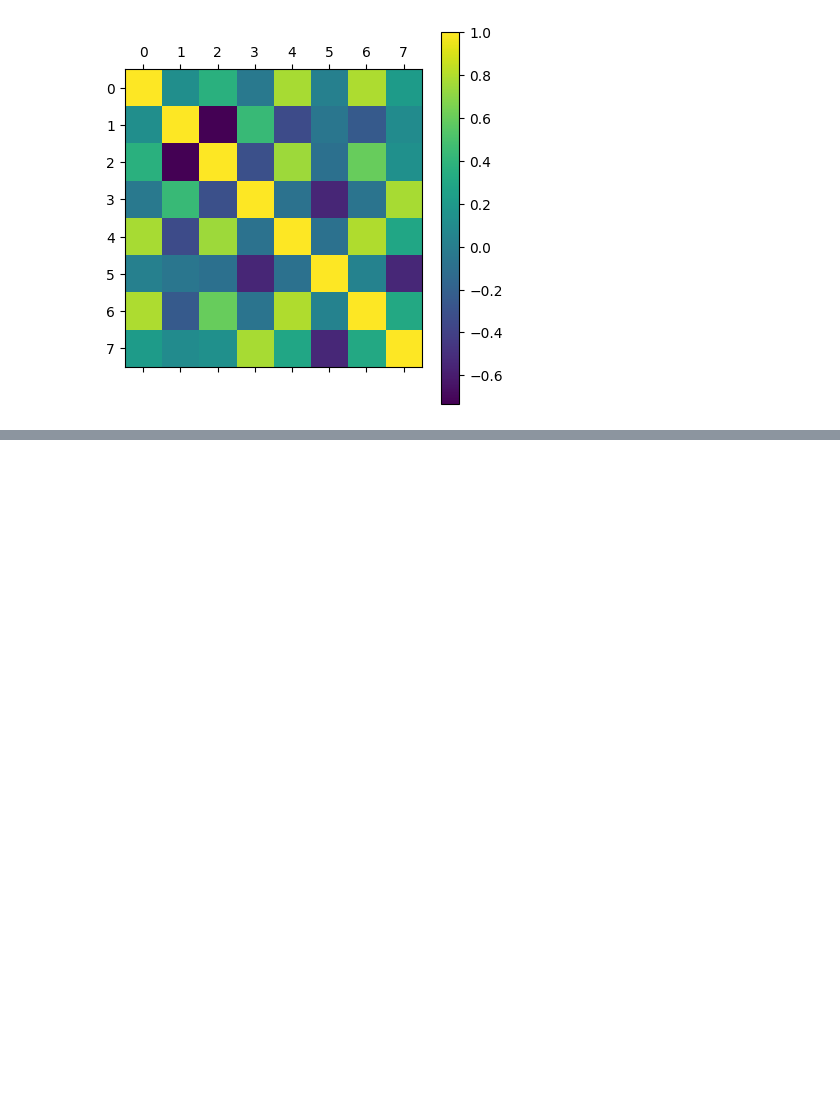
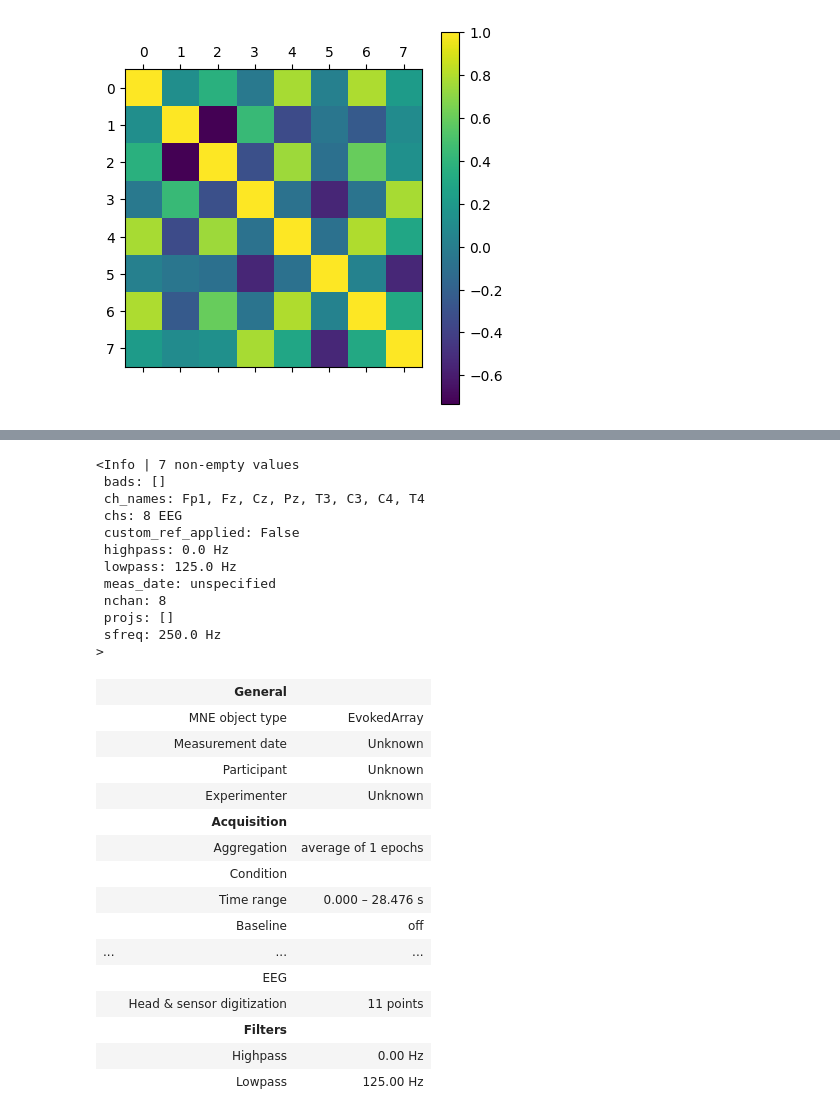
Before and after one commit to nargesyaghoubi/NeuroSignal, a Jupyter notebook: Visualisation.ipynb, the cells around one changed output, grey strips where cells are left out. Saved outputs shown, nothing was run; the diff lists cells and outputs as text; code cells hidden in the pictures; blank space fills up the shorter version.

Commit message:
add MNE library

```diff
--- a/Visualisation.ipynb
+++ b/Visualisation.ipynb
@@ -227,0 +232,47 @@ plt.show()
+# %%
+"""
+Here we make prearation to convert our dataset to MNE library format
+"""
+data_after_band_pass_filter = np.array(eeg_data_filtered)
+data_after_band_pass_filter = data_after_band_pass_filter.reshape((8, 7120))
+data_after_band_pass_filter = pd.DataFrame(data_after_band_pass_filter)
+
+standard_montage = mne.channels.make_standard_montage('standard_alphabetic') # to create a standard EEG electrode montage.
+n_channels = 8
+fake_info = mne.create_info(
+    ch_names=["Fp1", "Fz", "Cz", "Pz", "T3", "C3", "C4", "T4"],
+    sfreq=250.,
+    ch_types='eeg')
+print (fake_info)
+
+fake_evoked = mne.EvokedArray(data_after_band_pass_filter, fake_info) #This function creates an Evoked object from the provided data. An Evoked object is used to represent averaged data from multiple trials
+fake_evoked.set_montage(standard_montage, on_missing='ignore')
+# %% [output]
+<Info | 7 non-empty values
+ bads: []
+ ch_names: Fp1, Fz, Cz, Pz, T3, C3, C4, T4
+ chs: 8 EEG
+ custom_ref_applied: False
+ highpass: 0.0 Hz
+ lowpass: 125.0 Hz
+ meas_date: unspecified
+ nchan: 8
+ projs: []
+ sfreq: 250.0 Hz
+>
+|  | General |  |
+|  | MNE object type | EvokedArray |
+|  | Measurement date | Unknown |
+|  | Participant | Unknown |
+|  | Experimenter | Unknown |
+|  | Acquisition |  |
+|  | Aggregation | average of 1 epochs |
+|  | Condition |  |
+|  | Time range | 0.000 – 28.476 s |
+|  | Baseline | off |
+| ... | ... | ... |
+|  | EEG |  |
+|  | Head & sensor digitization | 11 points |
+|  | Filters |  |
+|  | Highpass | 0.00 Hz |
+|  | Lowpass | 125.00 Hz |
```
Also changed, not shown: parts of 1 cell of this notebook.
